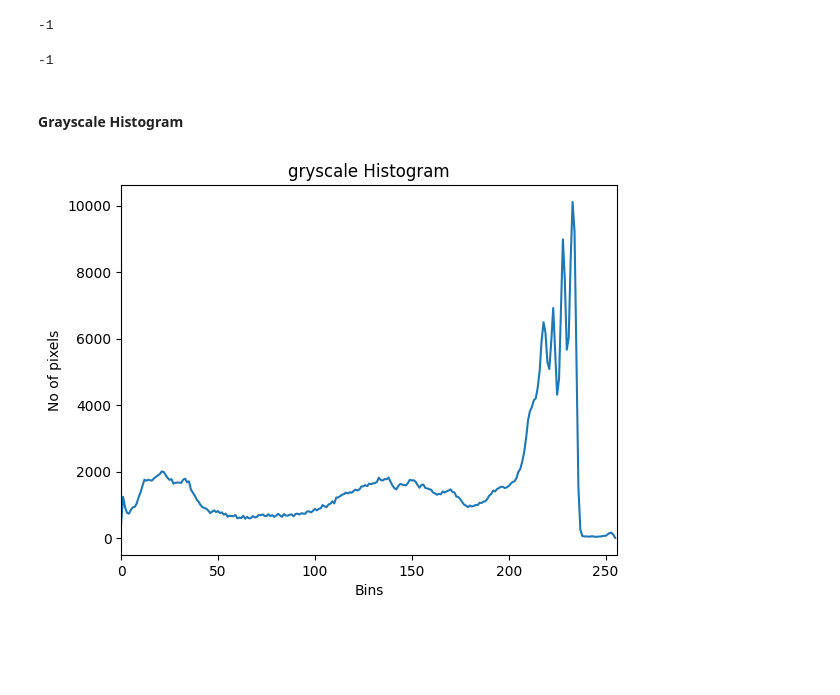
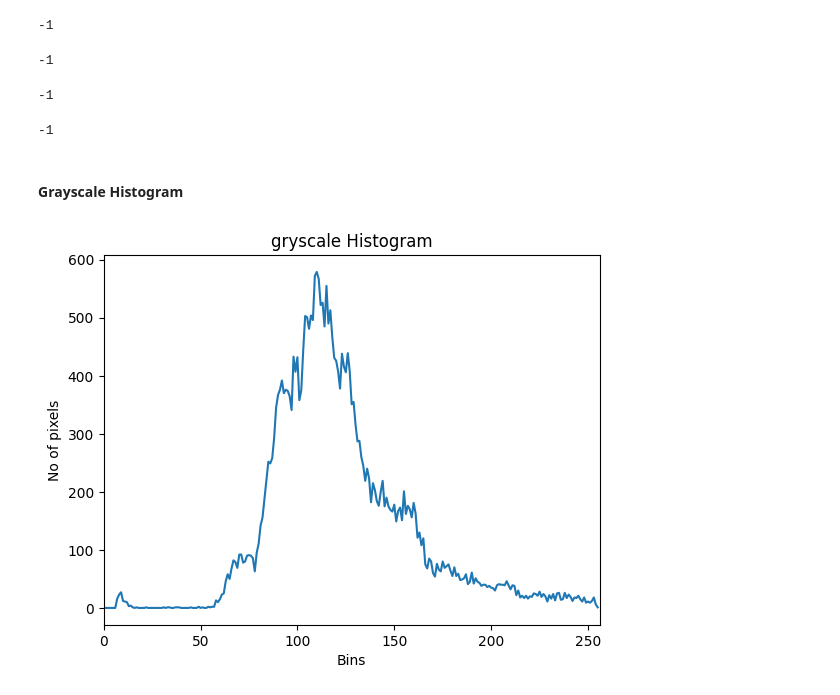
Before and after one commit to NidulaGunawardana/image-processing, a Jupyter notebook: 11. Histograms/grayHistograms.ipynb, the cells around one changed output. Saved outputs shown, nothing was run; the diff lists cells and outputs as text; code cells hidden in the pictures; blank space fills up the shorter version.

```diff
--- a/11. Histograms/grayHistograms.ipynb
+++ b/11. Histograms/grayHistograms.ipynb
@@ -16,7 +16,7 @@ def rescaleFrame(frame,scale=0.75):
 
     return cv.resize(frame,dimentions,interpolation=cv.INTER_AREA)
 
-img = cv.imread('../1. Read image and video/images/image5.jpg')
+img = cv.imread('../1. Read image and video/images/image2.jpg')
 scaled_img = rescaleFrame(img,0.4)
 cv.imshow('Color image',scaled_img)
 
@@ -29,6 +29,8 @@ blank = np.zeros(scaled_img.shape[:2], dtype="uint8")
 cv.imshow("Blank", blank)
 
 cv.waitKey(0)
+# %% [output]
+-1
 # %%
 gray = cv.cvtColor(scaled_img,cv.COLOR_BGR2GRAY)
 cv.imshow("Gray image",gray)
@@ -36,19 +38,31 @@ cv.imshow("Gray image",gray)
 cv.waitKey(0)
 # %% [output]
 -1
+# %%
+circle = cv.circle(
+    blank, (scaled_img.shape[1] // 2 , scaled_img.shape[0] // 2),100, 255, -1
+)
+
+mask = cv.bitwise_and(gray,gray,mask=circle)
+
+cv.imshow("Mask",mask)
+
+cv.waitKey(0)
+# %% [output]
+-1
 # %% [markdown]
 #### Grayscale Histogram
 # %%
 import matplotlib.pyplot as plt
 
-gray_hist = cv.calcHist([gray],[0],None,[256],[0,256])
+gray_hist = cv.calcHist([gray],[0],mask,[256],[0,256])
 plt.figure()
 plt.title("gryscale Histogram")
 plt.xlabel('Bins')
 plt.ylabel('No of pixels')
 plt.plot(gray_hist)
 plt.xlim([0,256])
 
 plt.show()
 # %% [output]
-[figure, old version]
+[figure, new version]
```
Also changed, not shown: 1 other file.
